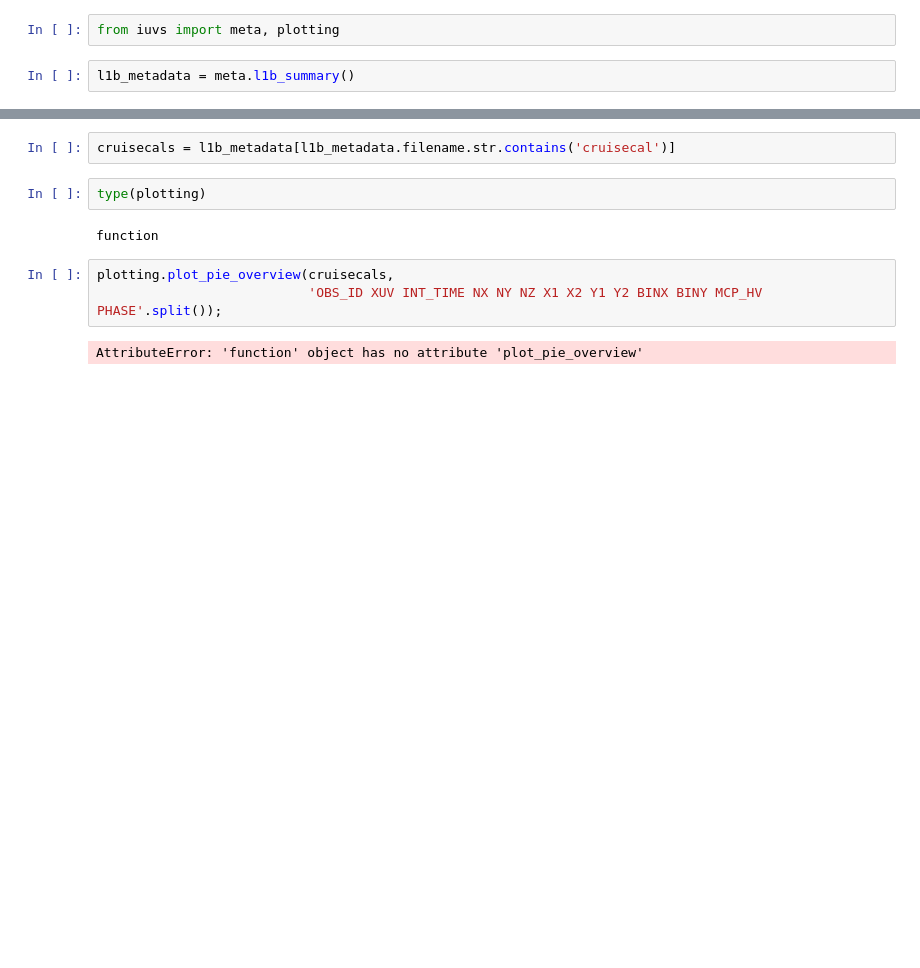
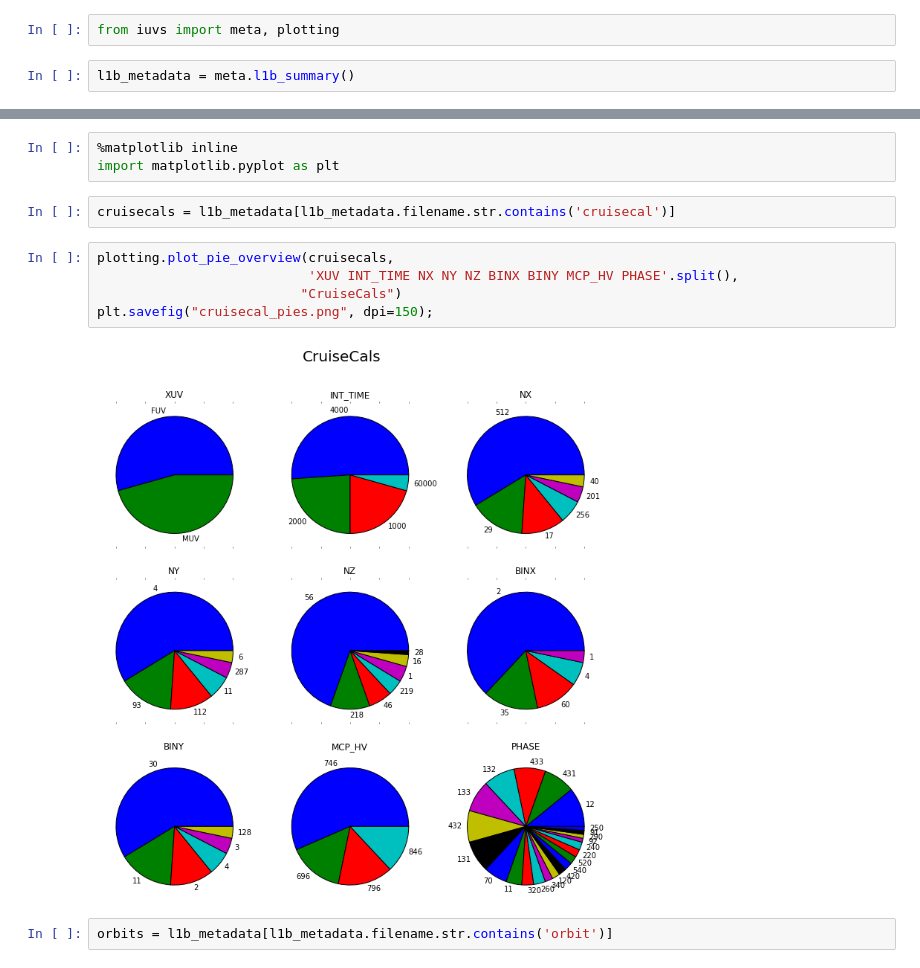
Before and after one commit to michaelaye/iuvs, a Jupyter notebook: notebooks/Pie plotting.ipynb, the cells around one changed output, grey strips where cells are left out. Cells and saved outputs as stored; diff of their text form; blank space fills up the shorter version.

```diff
--- a/notebooks/Pie plotting.ipynb
+++ b/notebooks/Pie plotting.ipynb
@@ -9,11 +5,14 @@ Populating the interactive namespace from numpy and matplotlib
+# %%
+%matplotlib inline
+import matplotlib.pyplot as plt
 # %%
 cruisecals = l1b_metadata[l1b_metadata.filename.str.contains('cruisecal')]
-# %%
-type(plotting)
-# %% [output]
-function
 # %%
 plotting.plot_pie_overview(cruisecals,
-                           'OBS_ID XUV INT_TIME NX NY NZ X1 X2 Y1 Y2 BINX BINY MCP_HV PHASE'.split());
+                           'XUV INT_TIME NX NY NZ BINX BINY MCP_HV PHASE'.split(),
+                          "CruiseCals")
+plt.savefig("cruisecal_pies.png", dpi=150);
 # %% [output]
-AttributeError: 'function' object has no attribute 'plot_pie_overview'
+[figure, added]
+# %%
+orbits = l1b_metadata[l1b_metadata.filename.str.contains('orbit')]
```
Also changed, not shown: parts of 3 cells of this notebook, 4 other files.
